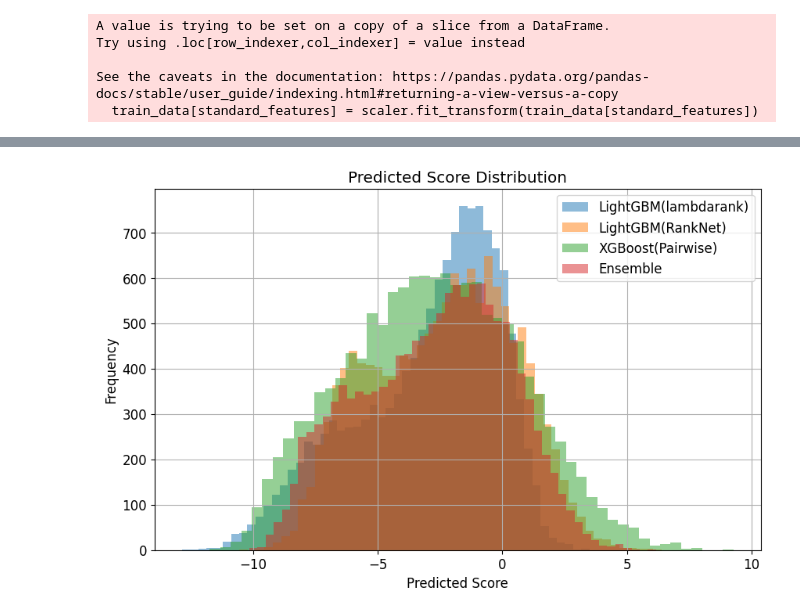
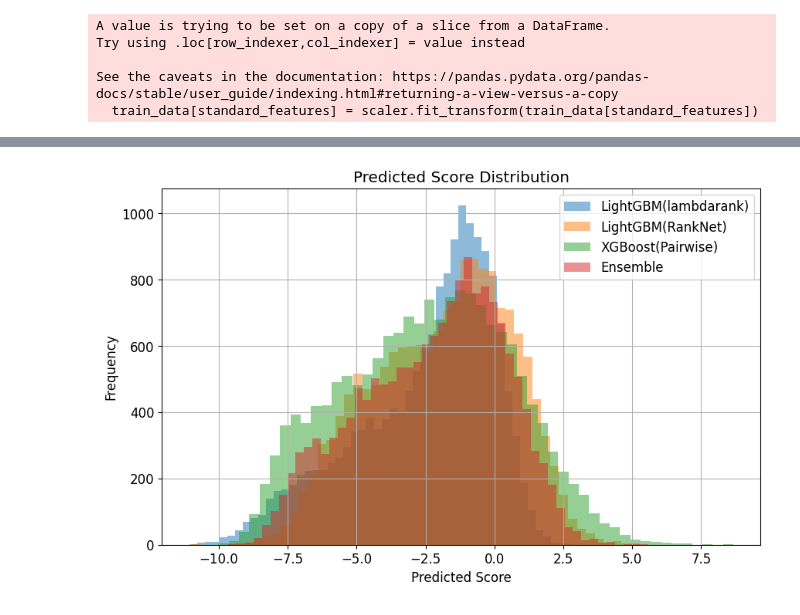
Before and after one commit to ihpolyphe/horse_inference, a Jupyter notebook: scripts/train_as_horse_with_update_info.ipynb, the cells around one changed output, grey strips where cells are left out. Saved outputs shown, nothing was run; the diff lists cells and outputs as text; code cells hidden in the pictures.

```diff
--- a/scripts/train_as_horse_with_update_info.ipynb
+++ b/scripts/train_as_horse_with_update_info.ipynb
@@ -68,11 +68,11 @@ import tqdm
 # # "年度"列が"累計"の行だけを抽出
 # jockey_past_data = jockey_past_data[jockey_past_data['年度'] == '累計']
 # %%
-inference_page_id = 2025080106
+inference_page_id = 2025050108
 
 is_denso = False
-train_year_list = ["2024"]
-# train_year_list = ["2023", "2024"]
+# train_year_list = ["2024"]
+train_year_list = ["2023", "2024"]
 train_data = pd.DataFrame()
 horse_past_data = pd.DataFrame()
 horse_peds_data = pd.DataFrame()
@@ -378,6 +382,9 @@ def preprocess(train_data, is_ranking=False, is_mlp=False):
         "odds_inv",
         # ここまではtrain_resultとinferenceから抽出できる共通データ
 
+        "weather",
+        "ground_state", # 分類特長量
+
         # ここからは馬の過去データから抽出できるので必要な情報を追加する
         '天 気',
         '頭 数',
@@ -1322,7 +1309,7 @@ model = lgb.LGBMRanker(
     learning_rate=0.1,            # 学習率(default:0.1)
     num_leaves=10,                 # 決定木にある分岐の個数(default:31)
     max_depth=10,                  # 決定木の深さの最大値(default:-1)
-    min_child_samples=50,         # 決定木のノードに含まれる最小サンプル数(default:20)
+    min_child_samples=40,         # 決定木のノードに含まれる最小サンプル数(default:20)
     # feature_fraction=0.8,
     # bagging_fraction=0.8,
     # bagging_freq=10,
@@ -1330,8 +1317,9 @@ model = lgb.LGBMRanker(
     # lambda_l2=0.1,
     # min_split_gain=0.1,
     # min_child_weight=0.1
-    rambdalank_truncation_level=10,
-    max_position=3, # 3位までの順位を予測する
+    # rambdalank_truncation_level=10,
+    max_position=3, # 3位までの順位を予測する,
+    # lambdarank_truncation_level = 5,
 )
 
 # モデルの学習
@@ -1531,6 +1518,10 @@ df_prediction_test_ranking = pd.DataFrame({
     "着順関連度": y_test_true_ranking,
     "着順": y_test_true_ranking_goal,
     "race_id": test_ranking_race_id
+    "distance": test_ranking["distance"],
+    "ground_state": test_ranking["ground_state"],
+    "weather": test_ranking["weather"],
+    "condition": test_ranking["condition"],
 })
 
 
@@ -1569,5 +1559,5 @@ plt.show()
 [LightGBM] [Warning] Unknown parameter: max_position
-[figure, old version]
+[figure, new version]
 # %%
 # 予測結果の評価
 def rank_evaluation(modelname='予測順位(lambdarank)'):
```
Also changed, not shown: parts of 44 cells of this notebook, 1 other file.
